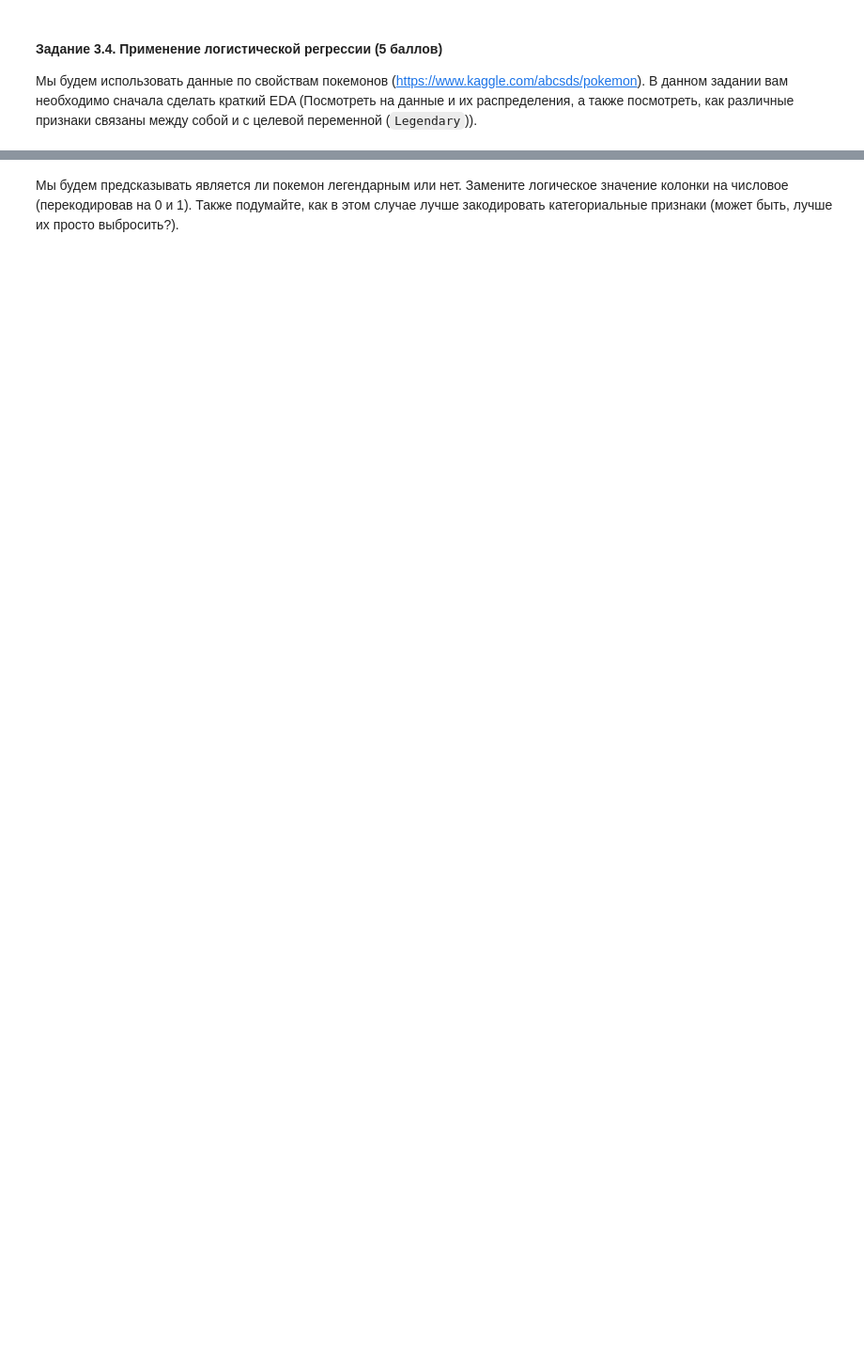
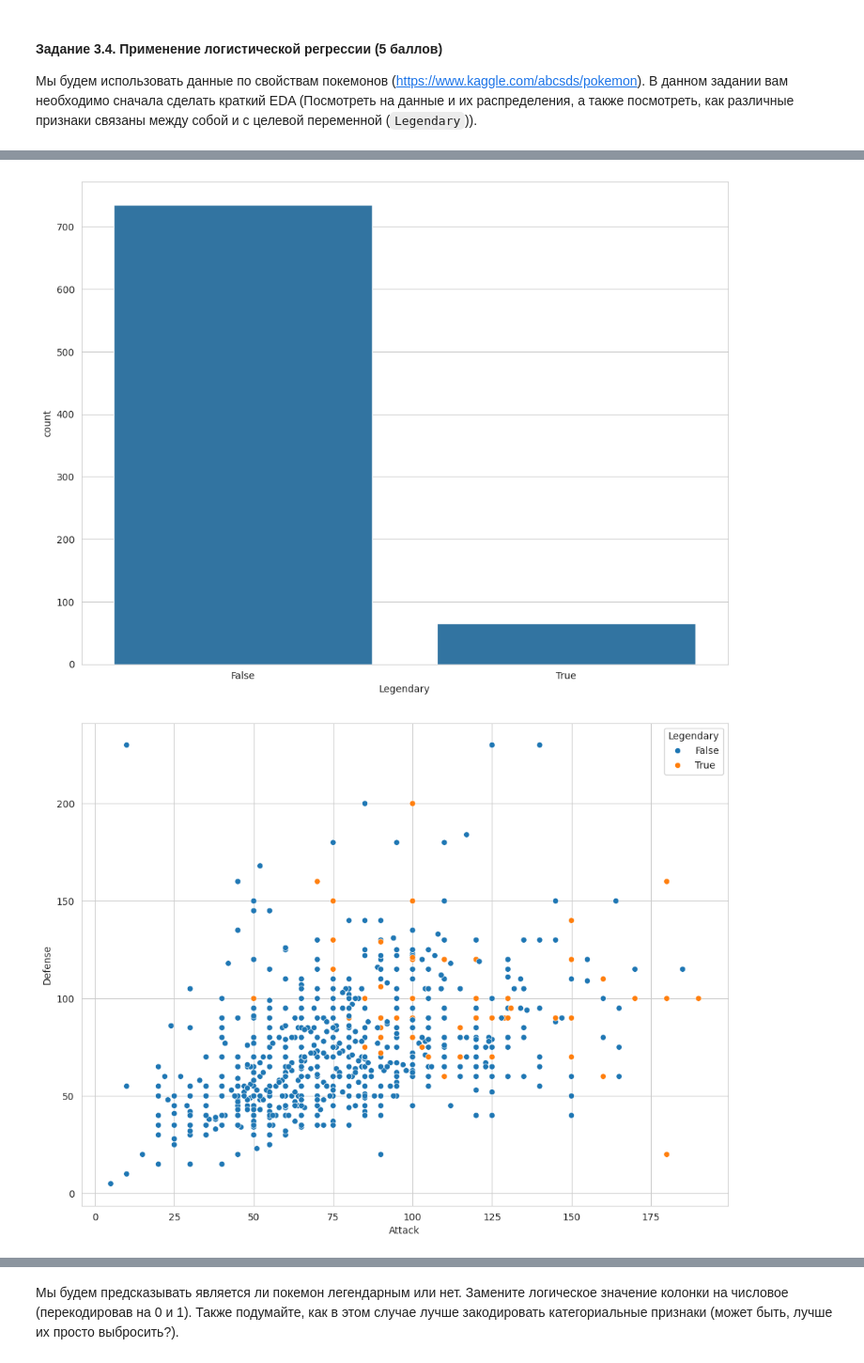
Before and after one commit to danon6868/BI-ml-2024, a Jupyter notebook: lecture_2_linmodels_GD/homework/Linear_models.ipynb, the cells around one changed output, grey strips where cells are left out. Shown at 94% size. Drawn from its saved outputs; the diff is of its cells as text; code cells hidden in the pictures; blank space fills up the shorter version.

```diff
--- a/lecture_2_linmodels_GD/homework/Linear_models.ipynb
+++ b/lecture_2_linmodels_GD/homework/Linear_models.ipynb
@@ -540,0 +672,9 @@ pokemon.head()
+# %%
+sns.countplot(x='Legendary', data=pokemon)
+plt.show()
+
+sns.scatterplot(x='Attack', y='Defense', data=pokemon, hue='Legendary')
+plt.show()
+# %% [output]
+[figure, added]
+[figure, added]
```
Also changed, not shown: parts of 26 cells of this notebook.
